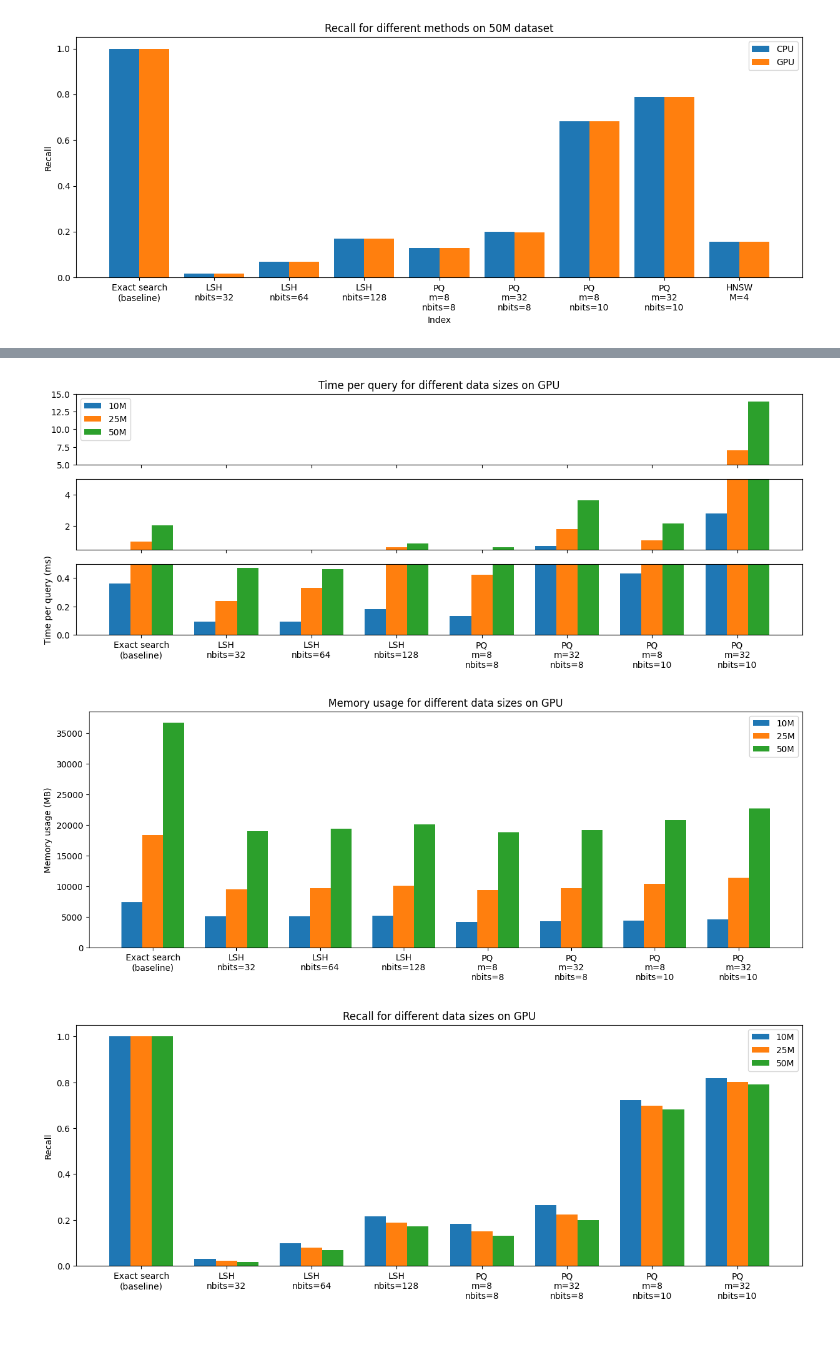
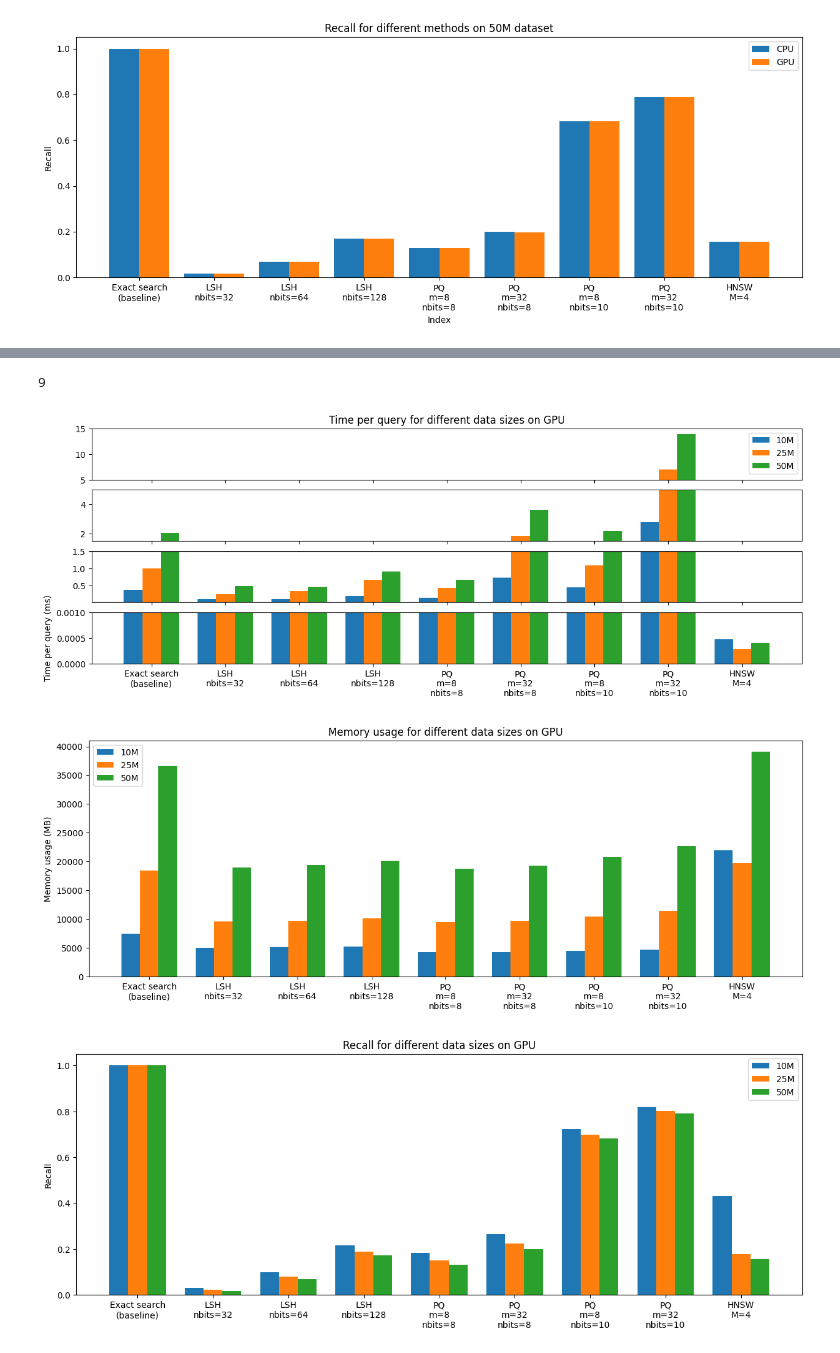
Before and after one commit to Kevinpyx/faissBenchmarking, a Jupyter notebook: CPUvsGPU_10Mvs25Mvs50M.ipynb, the cells around one changed output, grey strips where cells are left out. Saved outputs shown, nothing was run; the diff lists cells and outputs as text; code cells hidden in the pictures.

```diff
--- a/CPUvsGPU_10Mvs25Mvs50M.ipynb
+++ b/CPUvsGPU_10Mvs25Mvs50M.ipynb
@@ -696,14 +702,14 @@ recall_HNSW_GPU_10M_chosen_4 = recall_HNSW_GPU_10M[idx_HNSW_M_chosen_4]
 memory_HNSW_GPU_10M_chosen_4 = memory_HNSW_GPU_10M[idx_HNSW_M_chosen_4]
 categories_HNSW_chosen_4 = ["HNSW\nM=4"]
 
-SPQ_HNSW_CPU_25M_chosen = SPQ_HNSW_CPU_25M[idx_HNSW_M_chosen_4] # it already exists but we only want M=4
-SPQ_HNSW_CPU_50M_chosen # already exists
+SPQ_HNSW_GPU_25M_chosen = SPQ_HNSW_GPU_25M[idx_HNSW_M_chosen_4] # it already exists but we only want M=4
+SPQ_HNSW_GPU_50M_chosen # already exists
 
-memory_HNSW_GPU_25M_chosen = memory_HNSW_CPU_25M[idx_HNSW_M_chosen_4] # it already exists but we only want M=4
-memory_HNSW_CPU_50M_chosen # already exists
+memory_HNSW_GPU_25M_chosen = memory_HNSW_GPU_25M[idx_HNSW_M_chosen_4] # it already exists but we only want M=4
+memory_HNSW_GPU_50M_chosen # already exists
 
-recall_HNSW_CPU_25M_chosen = recall_HNSW_CPU_25M[idx_HNSW_M_chosen_4] # it already exists but we only want M=4
-recall_HNSW_CPU_50M_chosen # already exists
+recall_HNSW_GPU_25M_chosen = recall_HNSW_GPU_25M[idx_HNSW_M_chosen_4] # it already exists but we only want M=4
+recall_HNSW_GPU_50M_chosen # already exists
 
 # Plot
 # Next we create 3 plots: 1) SPQ 2) memory, 3) recall
@@ -713,9 +719,10 @@ recall_HNSW_CPU_50M_chosen # already exists
 # HNSW is excluded because no overlap of parameters with 10M, 25M, and 50M so far (with current limit of memory, only up to M = 4 is possible for 50M)
 figsize = (15, 5)
 categories = categories_FlatL2_chosen + categories_LSH_chosen + categories_PQ_chosen + categories_HNSW_chosen_4
+print(len(categories))
 
 # SPQ
-fig, (ax1, ax2, ax3) = plt.subplots(3, 1, sharex=True, figsize=figsize)
+fig, (ax1, ax2, ax3, ax4) = plt.subplots(4, 1, sharex=True, figsize=figsize)
 SPQ_10M = np.concatenate((SPQ_FlatL2_GPU_10M_chosen.reshape(-1), SPQ_LSH_GPU_10M_chosen, SPQ_PQ_GPU_10M_chosen, SPQ_HNSW_GPU_10M_chosen_4))
 SPQ_25M = np.concatenate((SPQ_FlatL2_GPU_25M_chosen.reshape(-1), SPQ_LSH_GPU_25M_chosen, SPQ_PQ_GPU_25M_chosen, SPQ_HNSW_GPU_25M_chosen))
 SPQ_50M = np.concatenate((SPQ_FlatL2_GPU_50M_chosen.reshape(-1), SPQ_LSH_GPU_50M_chosen, SPQ_PQ_GPU_50M_chosen, SPQ_HNSW_GPU_50M_chosen))
@@ -727,47 +734,52 @@ ax1.legend(loc='best')
 ax2.bar(np.arange(len(categories)), SPQ_10M, width=0.25, label='10M')
 ax2.bar(np.arange(len(categories))+0.25, SPQ_25M, width=0.25, label='25M')
 ax2.bar(np.arange(len(categories))+0.5, SPQ_50M, width=0.25, label='50M')
-ax2.set_ylim(0.5,5)
+ax2.set_ylim(1.5, 5)
 ax3.bar(np.arange(len(categories)), SPQ_10M, width=0.25, label='10M')
 ax3.bar(np.arange(len(categories))+0.25, SPQ_25M, width=0.25, label='25M')
 ax3.bar(np.arange(len(categories))+0.5, SPQ_50M, width=0.25, label='50M')
-ax3.set_ylim(0, 0.5)
+ax3.set_ylim(0.001, 1.5)
+ax4.bar(np.arange(len(categories)), SPQ_10M, width=0.25, label='10M')
+ax4.bar(np.arange(len(categories))+0.25, SPQ_25M, width=0.25, label='25M')
+ax4.bar(np.arange(len(categories))+0.5, SPQ_50M, width=0.25, label='50M')
+ax4.set_ylim(0, 0.001)
 plt.xticks(np.arange(len(categories))+0.25, categories)
 ax1.set_title('Time per query for different data sizes on GPU')
 plt.ylabel('Time per query (ms)')
-# # plt.savefig('/home/ypx/faissTesting/benchmark/charts/SPQ_GPU_10Mvs25Mvs50M.png')
+# plt.savefig('/home/ypx/faissTesting/benchmark/charts/SPQ_GPU_10Mvs25Mvs50M.png')
 plt.show()
 
 # memory
 plt.figure(figsize=figsize)
-memory_10M = np.concatenate((memory_FlatL2_GPU_10M_chosen.reshape(-1), memory_LSH_GPU_10M_chosen, memory_PQ_GPU_10M_chosen))
-memory_25M = np.concatenate((memory_FlatL2_GPU_25M_chosen.reshape(-1), memory_LSH_GPU_25M_chosen, memory_PQ_GPU_25M_chosen))
-memory_50M = np.concatenate((memory_FlatL2_GPU_50M_chosen.reshape(-1), memory_LSH_GPU_50M_chosen, memory_PQ_GPU_50M_chosen))
+memory_10M = np.concatenate((memory_FlatL2_GPU_10M_chosen.reshape(-1), memory_LSH_GPU_10M_chosen, memory_PQ_GPU_10M_chosen, memory_HNSW_GPU_10M_chosen_4))
+memory_25M = np.concatenate((memory_FlatL2_GPU_25M_chosen.reshape(-1), memory_LSH_GPU_25M_chosen, memory_PQ_GPU_25M_chosen, memory_HNSW_GPU_25M_chosen))
+memory_50M = np.concatenate((memory_FlatL2_GPU_50M_chosen.reshape(-1), memory_LSH_GPU_50M_chosen, memory_PQ_GPU_50M_chosen, memory_HNSW_GPU_50M_chosen))
 plt.bar(np.arange(len(categories)), memory_10M, width=0.25, label='10M')
 plt.bar(np.arange(len(categories))+0.25, memory_25M, width=0.25, label='25M')
 plt.bar(np.arange(len(categories))+0.5, memory_50M, width=0.25, label='50M')
 plt.xticks(np.arange(len(categories))+0.25, categories)
 plt.title('Memory usage for different data sizes on GPU')
 plt.ylabel('Memory usage (MB)')
 plt.legend()
-# # plt.savefig('/home/ypx/faissTesting/benchmark/charts/memory_GPU_10Mvs25Mvs50M.png')
+# plt.savefig('/home/ypx/faissTesting/benchmark/charts/memory_GPU_10Mvs25Mvs50M.png')
 plt.show()
 
 # recall
 plt.figure(figsize=figsize)
-recall_10M = np.concatenate((recall_FlatL2_GPU_10M_chosen.reshape(-1), recall_LSH_GPU_10M_chosen, recall_PQ_GPU_10M_chosen))
-recall_25M = np.concatenate((recall_FlatL2_GPU_25M_chosen.reshape(-1), recall_LSH_GPU_25M_chosen, recall_PQ_GPU_25M_chosen))
-recall_50M = np.concatenate((recall_FlatL2_GPU_50M_chosen.reshape(-1), recall_LSH_GPU_50M_chosen, recall_PQ_GPU_50M_chosen))
+recall_10M = np.concatenate((recall_FlatL2_GPU_10M_chosen.reshape(-1), recall_LSH_GPU_10M_chosen, recall_PQ_GPU_10M_chosen, recall_HNSW_GPU_10M_chosen_4))
+recall_25M = np.concatenate((recall_FlatL2_GPU_25M_chosen.reshape(-1), recall_LSH_GPU_25M_chosen, recall_PQ_GPU_25M_chosen, recall_HNSW_GPU_25M_chosen))
+recall_50M = np.concatenate((recall_FlatL2_GPU_50M_chosen.reshape(-1), recall_LSH_GPU_50M_chosen, recall_PQ_GPU_50M_chosen, recall_HNSW_GPU_50M_chosen))
 plt.bar(np.arange(len(categories)), recall_10M, width=0.25, label='10M')
 plt.bar(np.arange(len(categories))+0.25, recall_25M, width=0.25, label='25M')
 plt.bar(np.arange(len(categories))+0.5, recall_50M, width=0.25, label='50M')
 plt.xticks(np.arange(len(categories))+0.25, categories)
 plt.title('Recall for different data sizes on GPU')
 plt.ylabel('Recall')
 plt.legend()
-# # plt.savefig('/home/ypx/faissTesting/benchmark/charts/recall_GPU_10Mvs25Mvs50M.png')
+# plt.savefig('/home/ypx/faissTesting/benchmark/charts/recall_GPU_10Mvs25Mvs50M.png')
 plt.show()
 # %% [output]
+9
-[figure, old version]
+[figure, new version]
-[figure, old version]
+[figure, new version]
-[figure, old version]
+[figure, new version]
```
Also changed, not shown: parts of 6 cells of this notebook.
